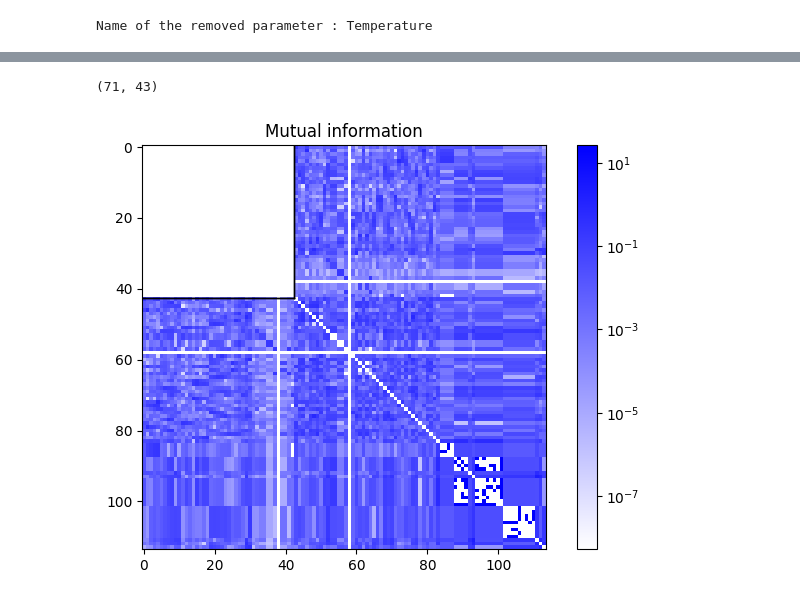
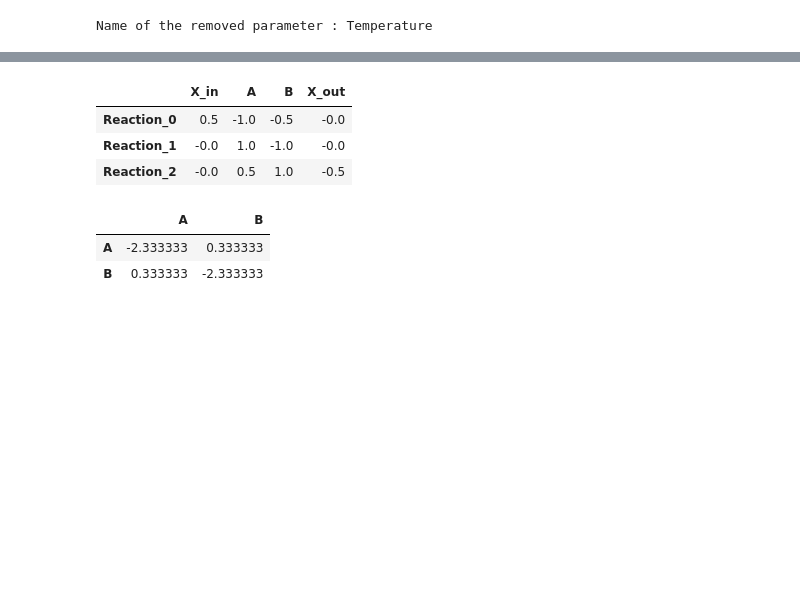
Before and after one commit to tuturax/BadAss, a Jupyter notebook: test_class.ipynb, the cells around one changed output, grey strips where cells are left out. Saved outputs shown, nothing was run; the diff lists cells and outputs as text; code cells hidden in the pictures; blank space fills up the shorter version.

```diff
--- a/test_class.ipynb
+++ b/test_class.ipynb
@@ -645,8 +689,13 @@ AttributeError: 'Elasticity_p_class' object has no attribute 'shape'
+# %%
+momo.elasticity.s.df
+# %% [output]
+|  | X_in | A | B | X_out |
+| Reaction_0 | 0.5 | -1.0 | -0.5 | -0.0 |
+| Reaction_1 | -0.0 | 1.0 | -1.0 | -0.0 |
+| Reaction_2 | -0.0 | 0.5 | 1.0 | -0.5 |
 # %%
-momo.print()
+momo.Jacobian
 # %% [output]
-(71, 43)
+|  | A | B |
+| A | -2.333333 | 0.333333 |
+| B | 0.333333 | -2.333333 |
-# %%
-momo.plot(result='MI')
-# %% [output]
-[figure, removed]
```
Also changed, not shown: parts of 22 cells of this notebook, 3 other files.
